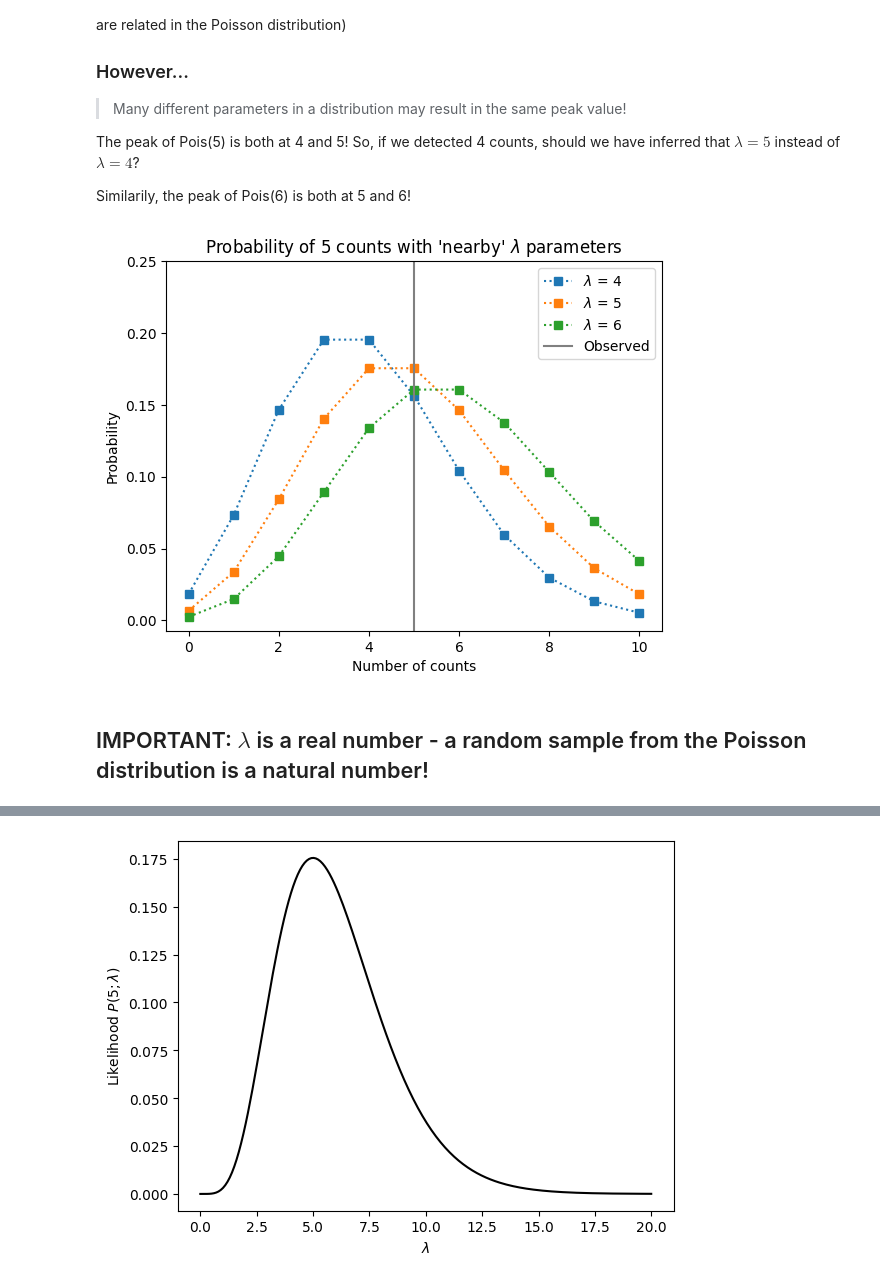
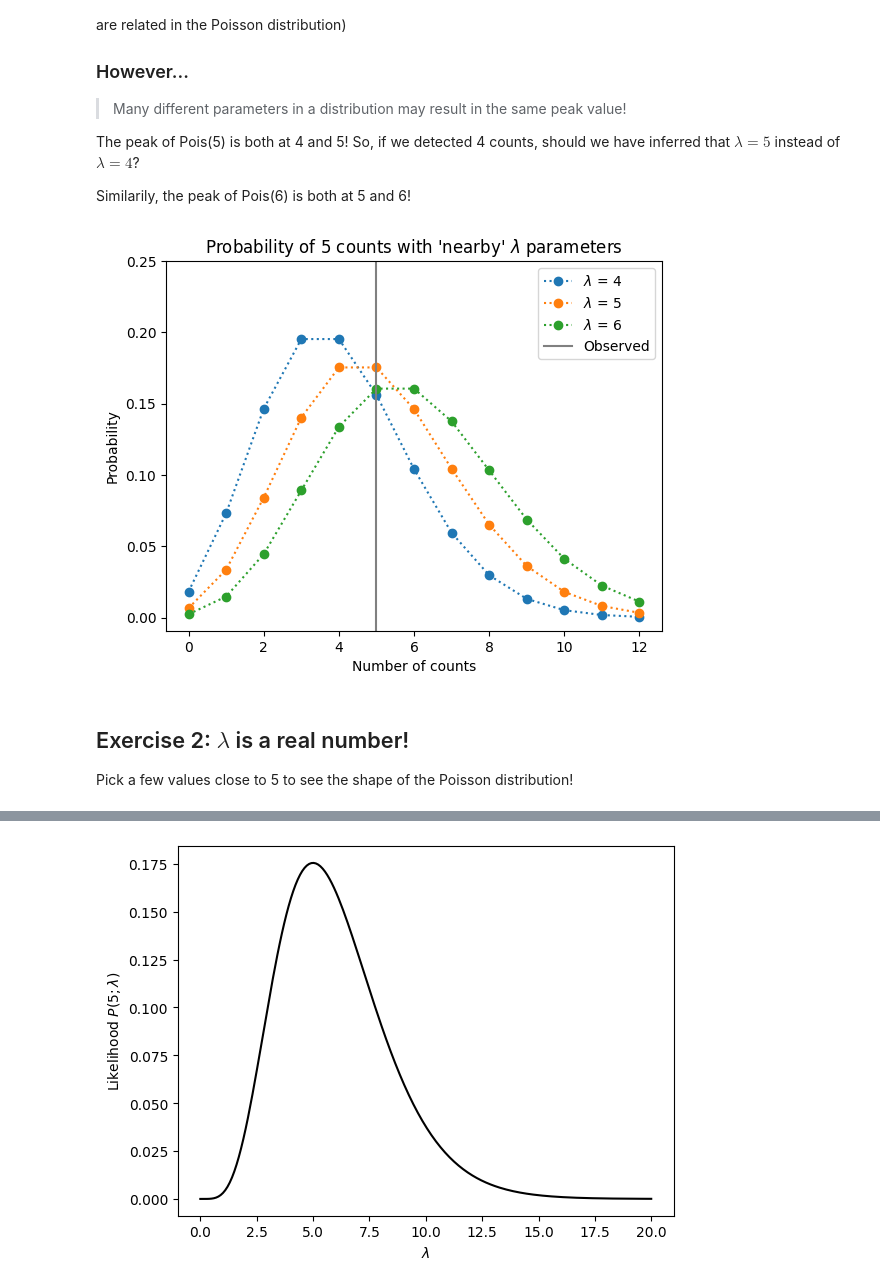
Before and after one commit to astrostatistics-in-crete/2023_summer_school, a Jupyter notebook: Bayesian/Bayesian_Intro.ipynb, the cells around one changed output, grey strips where cells are left out. Cells and saved outputs as stored; diff of their text form; code cells hidden in the pictures.

Commit message:
Exercises and better text in Bayesian Intro.

```diff
--- a/Bayesian/Bayesian_Intro.ipynb
+++ b/Bayesian/Bayesian_Intro.ipynb
@@ -103,11 +113,14 @@ The uncertainy is calculated as the square root of the mean value of the Poisson
 # %%
+xaxis_maximum = 12
+poisson_means = [3, 5, 10]
+
 plt.figure()
-for mean_value, marker in zip([3, 5, 10], ["o", "D", "s"]):
-    k = np.arange(11)
+for mean_value in poisson_means:
+    k = np.arange(int(xaxis_maximum)+1)
     Pk = st.poisson(mean_value).pmf(k)
-    plt.plot(k, Pk, ":", marker=marker, label=f"$\lambda$ = {mean_value}")
+    plt.plot(k, Pk, "o:", label=f"$\lambda$ = {mean_value}")
 plt.axvline(5, color="0.5", label="Observed")
-plt.ylabel("Probability")
+plt.ylabel("Probability mass")
 plt.xlabel("Number of counts")
 plt.ylim(ymax=0.25)
 plt.legend(loc="upper right")
@@ -128,20 +141,25 @@ The peak of Pois(5) is both at 4 and 5! So, if we detected 4 counts, should we h
 
 Similarily, the peak of Pois(6) is both at 5 and 6!
 # %%
+xaxis_maximum = 12
+poisson_means = [4, 5, 6]
+
 plt.figure()
-for mean_value in [4, 5, 6]:
-    k = np.arange(11)
+for mean_value in poisson_means:
+    k = np.arange(int(xaxis_maximum)+1)
     Pk = st.poisson(mean_value).pmf(k)
-    plt.plot(k, Pk, ":", marker=marker, label=f"$\lambda$ = {mean_value}")
+    plt.plot(k, Pk, "o:", label=f"$\lambda$ = {mean_value}")
 plt.axvline(5, color="0.5", label="Observed")
 plt.ylabel("Probability")
 plt.xlabel("Number of counts")
 plt.ylim(ymax=0.25)
 plt.legend(loc="upper right")
 plt.title("Probability of 5 counts with 'nearby' $\lambda$ parameters")
 plt.show()
 # %% [output]
-[figure, old version]
+[figure, new version]
 # %% [markdown]
-## IMPORTANT: $\lambda$ is a real number - a random sample from the Poisson distribution is a natural number!
+## Exercise 2: $\lambda$ is a real number!
+
+Pick a few values close to 5 to see the shape of the Poisson distribution!
 # %%
```
Also changed, not shown: parts of 21 cells of this notebook.
